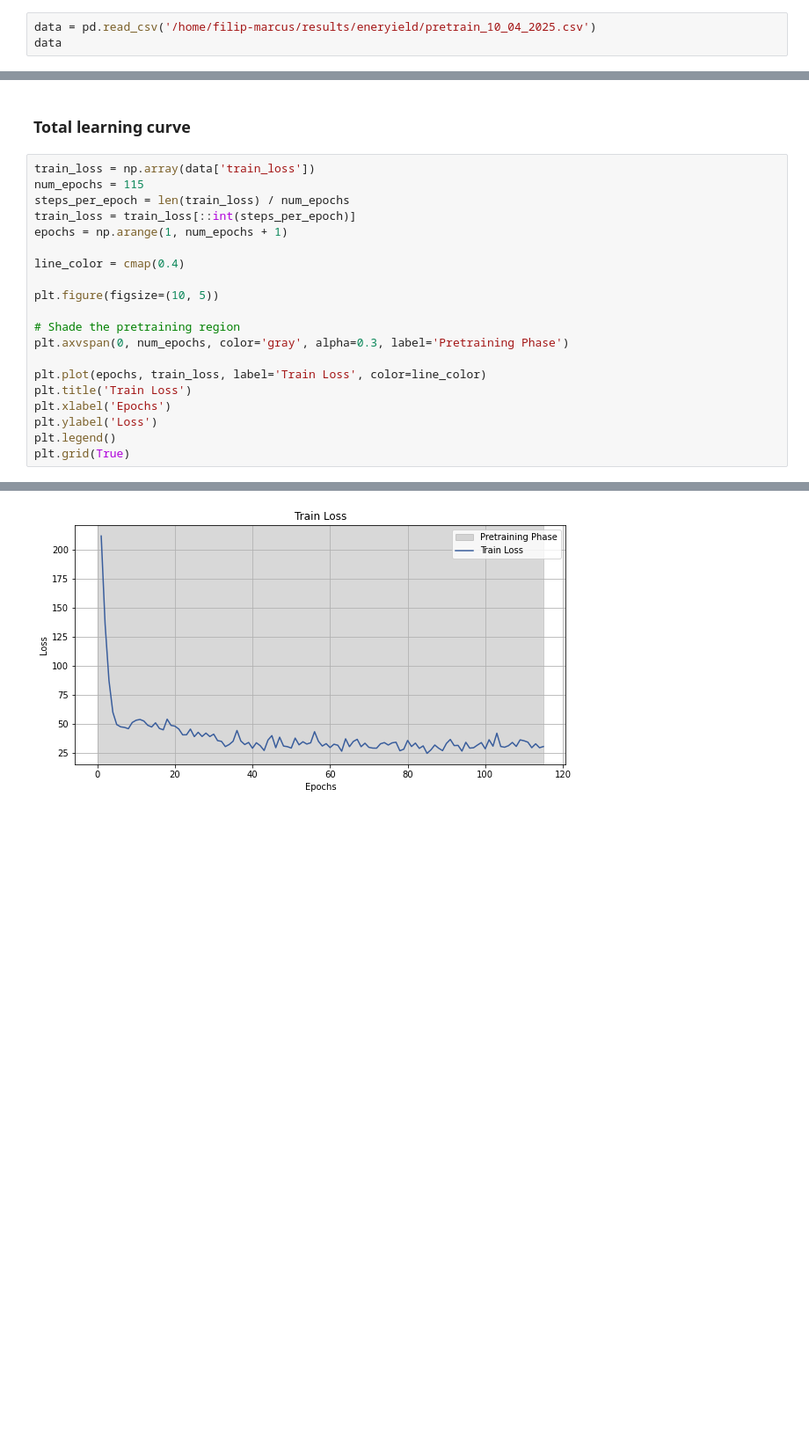
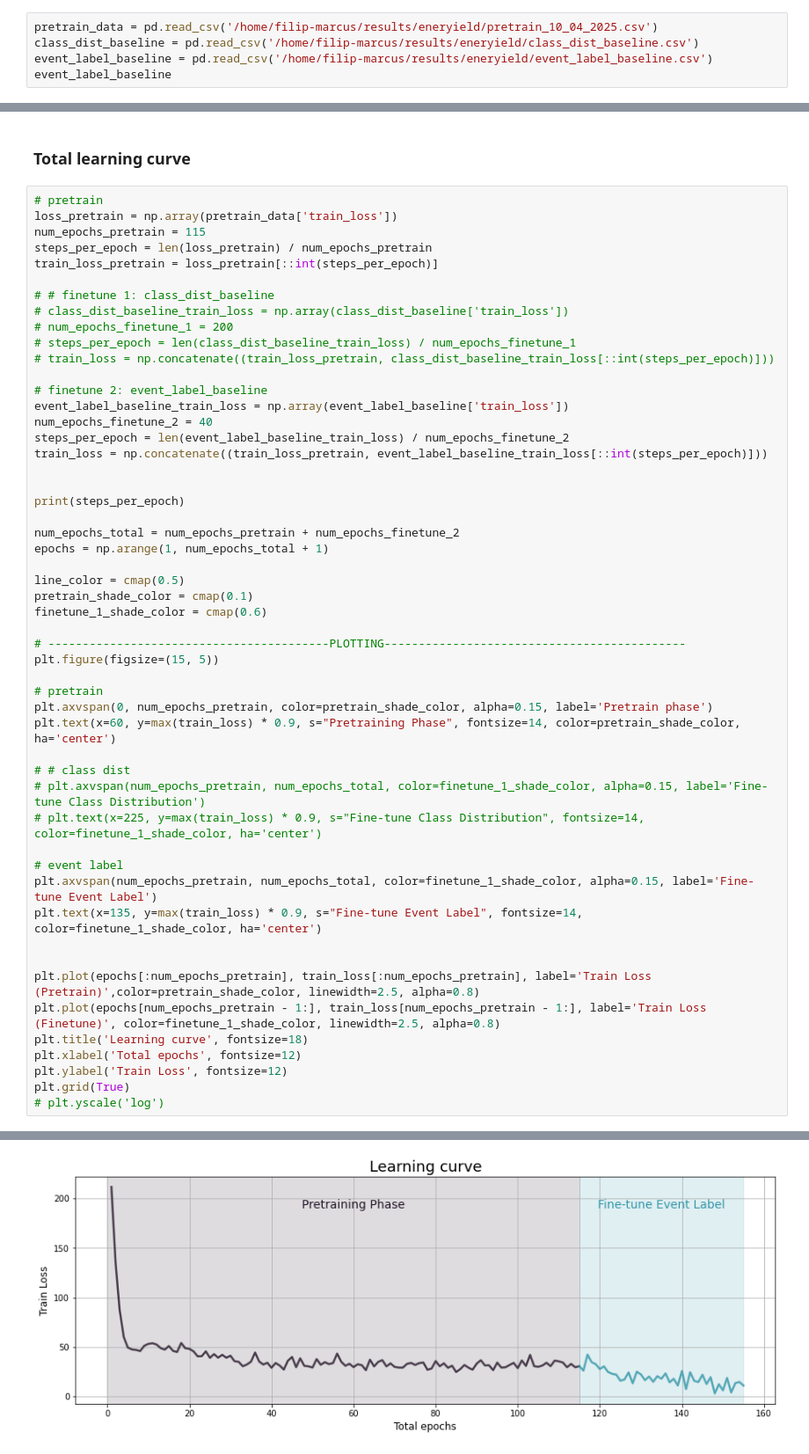
Before and after one commit to filipols/Master-thesis, a Jupyter notebook: notebooks/plot_figures.ipynb, the cells around one changed output, grey strips where cells are left out. Shown: that part at 88% size. Saved outputs shown, nothing was run; the diff lists cells and outputs as text; blank space fills up the shorter version.

Commit message:
more task dfs and som plotting of learning curves

```diff
--- a/notebooks/plot_figures.ipynb
+++ b/notebooks/plot_figures.ipynb
@@ -8,7 +9,9 @@ import seaborn as sns
 # %% [markdown]
 ### Read csv-files
 # %%
-data = pd.read_csv('/home/filip-marcus/results/eneryield/pretrain_10_04_2025.csv')
-data
+pretrain_data = pd.read_csv('/home/filip-marcus/results/eneryield/pretrain_10_04_2025.csv')
+class_dist_baseline = pd.read_csv('/home/filip-marcus/results/eneryield/class_dist_baseline.csv')
+event_label_baseline = pd.read_csv('/home/filip-marcus/results/eneryield/event_label_baseline.csv')
+event_label_baseline
 # %% [output]
 |  | train_loss | event_label_preds | event_label_labels |
@@ -35,23 +54,55 @@ cmap = plt.get_cmap('mako')
 # %% [markdown]
 ### Total learning curve
 # %%
-train_loss = np.array(data['train_loss'])
-num_epochs = 115
-steps_per_epoch = len(train_loss) / num_epochs
-train_loss = train_loss[::int(steps_per_epoch)]
-epochs = np.arange(1, num_epochs + 1)
+# pretrain
+loss_pretrain = np.array(pretrain_data['train_loss'])
+num_epochs_pretrain = 115
+steps_per_epoch = len(loss_pretrain) / num_epochs_pretrain
+train_loss_pretrain = loss_pretrain[::int(steps_per_epoch)]
 
-line_color = cmap(0.4)
+# # finetune 1: class_dist_baseline
+# class_dist_baseline_train_loss = np.array(class_dist_baseline['train_loss'])
+# num_epochs_finetune_1 = 200
+# steps_per_epoch = len(class_dist_baseline_train_loss) / num_epochs_finetune_1
+# train_loss = np.concatenate((train_loss_pretrain, class_dist_baseline_train_loss[::int(steps_per_epoch)]))
 
-plt.figure(figsize=(10, 5))
+# finetune 2: event_label_baseline
+event_label_baseline_train_loss = np.array(event_label_baseline['train_loss'])
+num_epochs_finetune_2 = 40
+steps_per_epoch = len(event_label_baseline_train_loss) / num_epochs_finetune_2
+train_loss = np.concatenate((train_loss_pretrain, event_label_baseline_train_loss[::int(steps_per_epoch)]))
 
-# Shade the pretraining region
-plt.axvspan(0, num_epochs, color='gray', alpha=0.3, label='Pretraining Phase')
 
-plt.plot(epochs, train_loss, label='Train Loss', color=line_color)
-plt.title('Train Loss')
-plt.xlabel('Epochs')
-plt.ylabel('Loss')
-plt.legend()
+print(steps_per_epoch)
+
+num_epochs_total = num_epochs_pretrain + num_epochs_finetune_2
+epochs = np.arange(1, num_epochs_total + 1)
+
+line_color = cmap(0.5)
+pretrain_shade_color = cmap(0.1)
+finetune_1_shade_color = cmap(0.6)
+
+# -----------------------------------------PLOTTING--------------------------------------------
+plt.figure(figsize=(15, 5))
+
+# pretrain
+plt.axvspan(0, num_epochs_pretrain, color=pretrain_shade_color, alpha=0.15, label='Pretrain phase')
+plt.text(x=60, y=max(train_loss) * 0.9, s="Pretraining Phase", fontsize=14, color=pretrain_shade_color, ha='center')
+
+# # class dist
+# plt.axvspan(num_epochs_pretrain, num_epochs_total, color=finetune_1_shade_color, alpha=0.15, label='Fine-tune Class Distribution')
+# plt.text(x=225, y=max(train_loss) * 0.9, s="Fine-tune Class Distribution", fontsize=14, color=finetune_1_shade_color, ha='center')
+
+# event label
+plt.axvspan(num_epochs_pretrain, num_epochs_total, color=finetune_1_shade_color, alpha=0.15, label='Fine-tune Event Label')
+plt.text(x=135, y=max(train_loss) * 0.9, s="Fine-tune Event Label", fontsize=14, color=finetune_1_shade_color, ha='center')
+
+
+plt.plot(epochs[:num_epochs_pretrain], train_loss[:num_epochs_pretrain], label='Train Loss (Pretrain)',color=pretrain_shade_color, linewidth=2.5, alpha=0.8)
+plt.plot(epochs[num_epochs_pretrain - 1:], train_loss[num_epochs_pretrain - 1:], label='Train Loss (Finetune)', color=finetune_1_shade_color, linewidth=2.5, alpha=0.8)
+plt.title('Learning curve', fontsize=18)
+plt.xlabel('Total epochs', fontsize=12)
+plt.ylabel('Train Loss', fontsize=12)
 plt.grid(True)
+# plt.yscale('log')
 # %% [output]
@@ -58 +110 @@ plt.grid(True)
-[figure, old version]
+[figure, new version]
```
Also changed, not shown: parts of 4 cells of this notebook, 2 other files.
